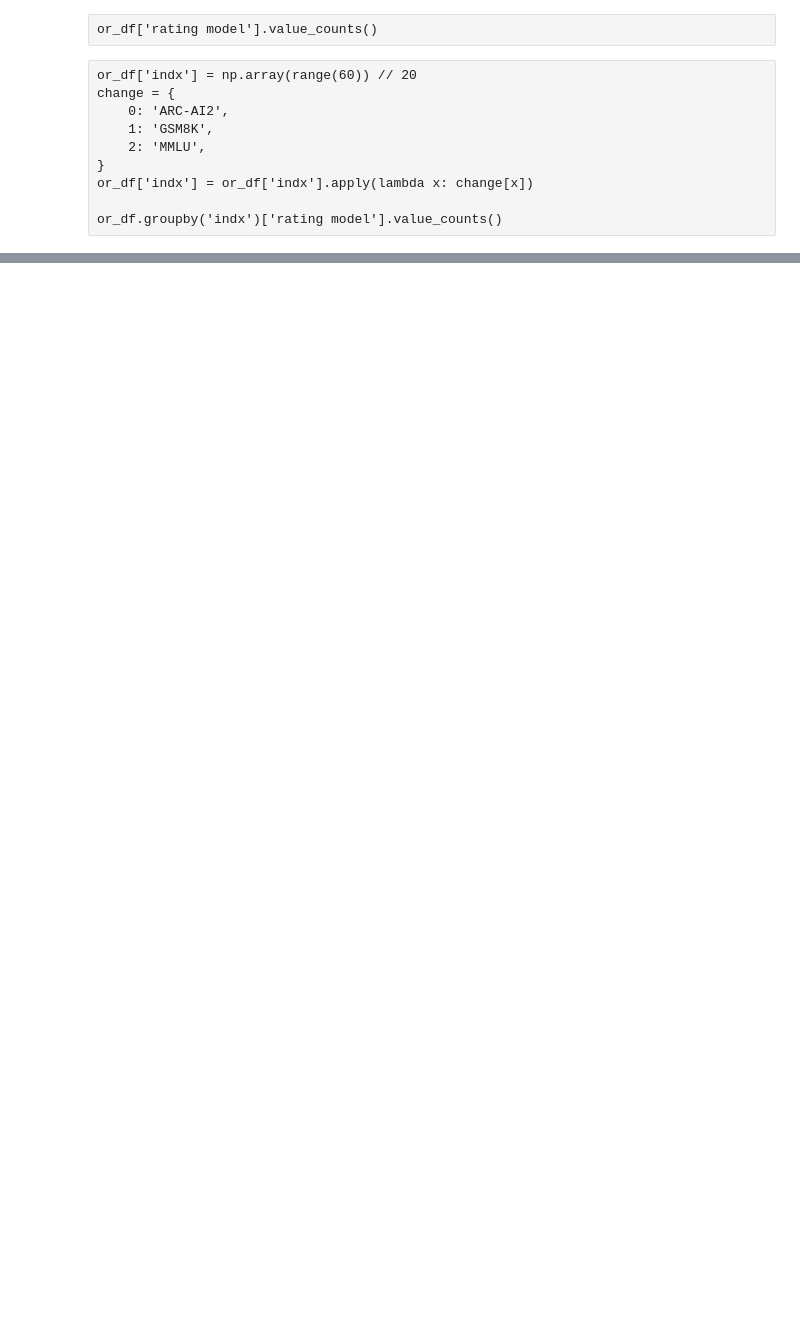
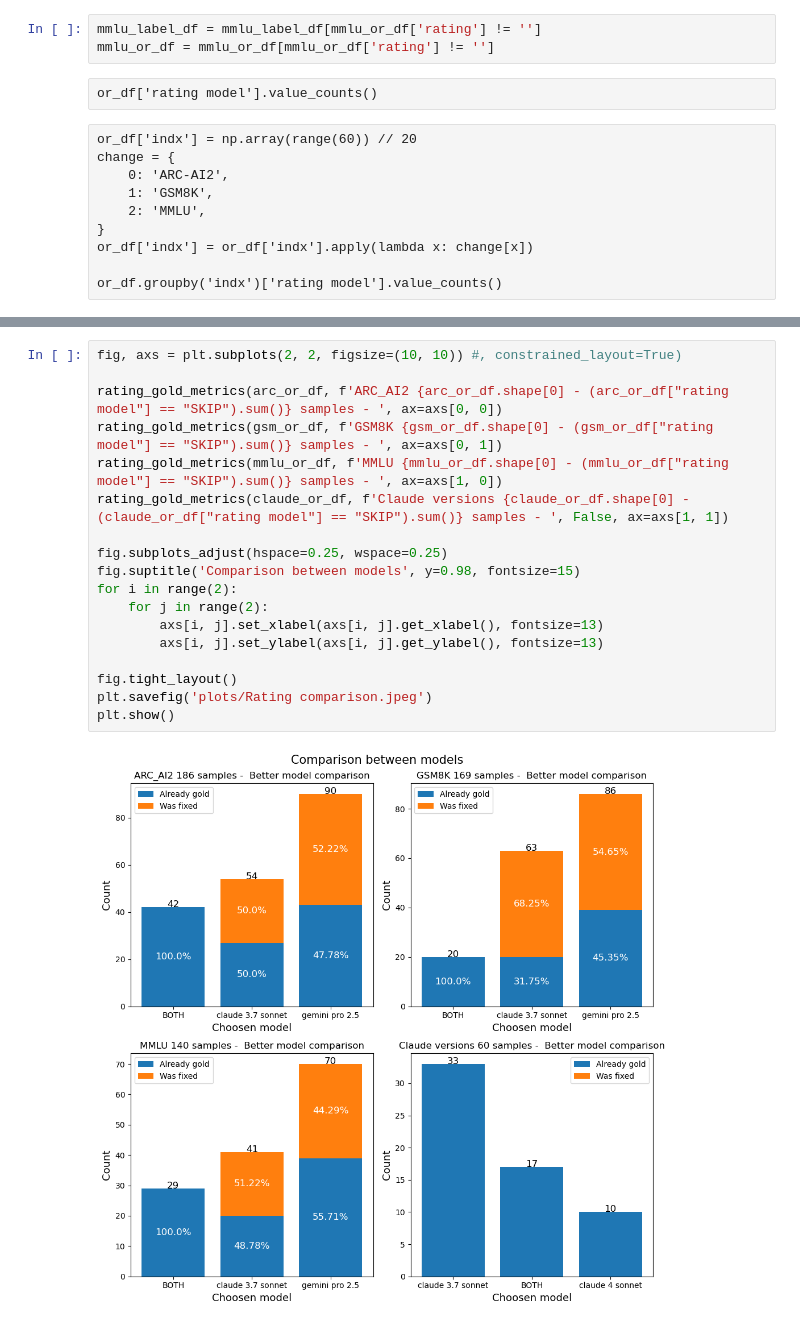
Before and after one commit to sarelWeinberger/qwen-hebrew-finetuning, a Jupyter notebook: translation/3 - Evaluate labeling.ipynb, the cells around one changed output, grey strips where cells are left out. Cells and saved outputs as stored; diff of their text form; blank space fills up the shorter version.

Commit message:
Big commit: Changes the gradio labeling. Added plots of the translation eval. Added copa benchmark code. small changes in the translation functions and the notebooks.

```diff
--- a/translation/3 - Evaluate labeling.ipynb
+++ b/translation/3 - Evaluate labeling.ipynb
@@ -79,3 +96,6 @@ or_df.head(3)
+# %%
+mmlu_label_df = mmlu_label_df[mmlu_or_df['rating'] != '']
+mmlu_or_df = mmlu_or_df[mmlu_or_df['rating'] != '']
 # %% [raw]
 or_df['rating model'].value_counts()
 # %% [raw]
@@ -99,0 +122,20 @@ From 169 samples overall, the distribution of choosing the best model:
+# %%
+fig, axs = plt.subplots(2, 2, figsize=(10, 10)) #, constrained_layout=True)
+
+rating_gold_metrics(arc_or_df, f'ARC_AI2 {arc_or_df.shape[0] - (arc_or_df["rating model"] == "SKIP").sum()} samples - ', ax=axs[0, 0])
+rating_gold_metrics(gsm_or_df, f'GSM8K {gsm_or_df.shape[0] - (gsm_or_df["rating model"] == "SKIP").sum()} samples - ', ax=axs[0, 1])
+rating_gold_metrics(mmlu_or_df, f'MMLU {mmlu_or_df.shape[0] - (mmlu_or_df["rating model"] == "SKIP").sum()} samples - ', ax=axs[1, 0])
+rating_gold_metrics(claude_or_df, f'Claude versions {claude_or_df.shape[0] - (claude_or_df["rating model"] == "SKIP").sum()} samples - ', False, ax=axs[1, 1])
+
+fig.subplots_adjust(hspace=0.25, wspace=0.25)
+fig.suptitle('Comparison between models', y=0.98, fontsize=15)
+for i in range(2):
+    for j in range(2):
+        axs[i, j].set_xlabel(axs[i, j].get_xlabel(), fontsize=13)
+        axs[i, j].set_ylabel(axs[i, j].get_ylabel(), fontsize=13)
+
+fig.tight_layout()
+plt.savefig('plots/Rating comparison.jpeg')
+plt.show()
+# %% [output]
+[figure, added]
```
Also changed, not shown: parts of 47 cells of this notebook, 30 other files.
